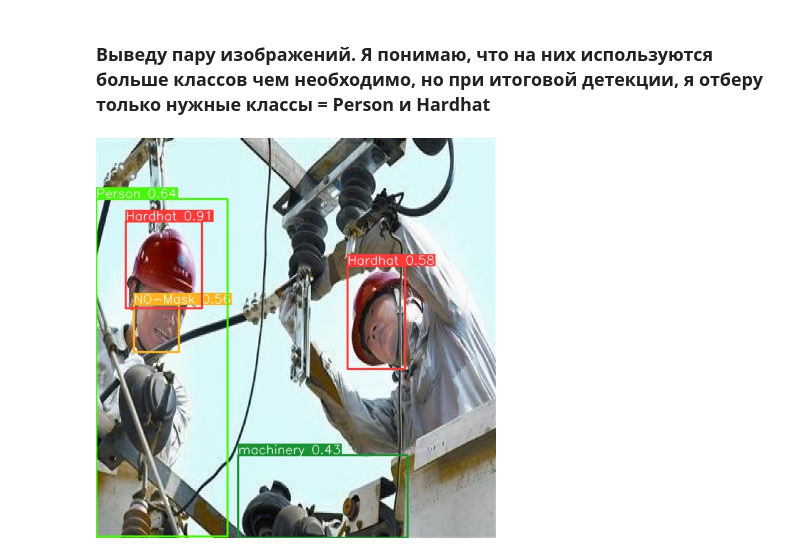
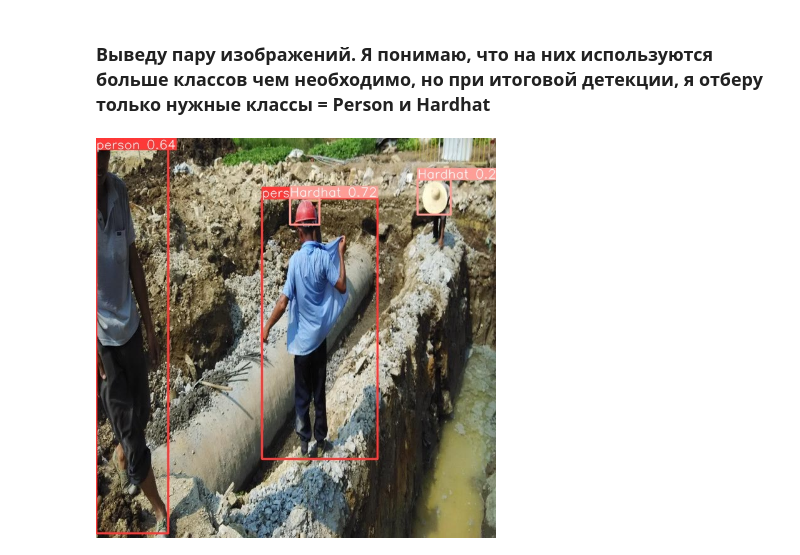
Before and after one commit to ekpog200/Detecting_and_rendering_people_2.0, a Jupyter notebook: tun_and_rec/train.ipynb, the cells around one changed output. Saved outputs shown, nothing was run; the diff lists cells and outputs as text; code cells hidden in the pictures.

```diff
--- a/tun_and_rec/train.ipynb
+++ b/tun_and_rec/train.ipynb
@@ -101,7 +104,7 @@ Results saved to D:\Detecting_and_rendering_people_2.0\runs\detect\predict3
 # %% [markdown]
 ### Выведу пару изображений. Я понимаю, что на них используются больше классов чем необходимо, но при итоговой детекции, я отберу только нужные классы = Person и Hardhat
 # %%
-Image(filename=f'{parent_directory}/runs/detect/predict3/000005_jpg.rf.96e9379ccae638140c4a90fc4b700a2b.jpg', width=400)
+Image(filename=f'{parent_directory}/runs/detect/predict4/image_from_china-1570-_jpg.rf.867285b0f5554c4ec92535d3a4e3bb93.jpg', width=400)
 # %% [output]
-[figure, old version]
+[figure, new version]
 # %%
```
Also changed, not shown: parts of 10 cells of this notebook, 38 other files.
